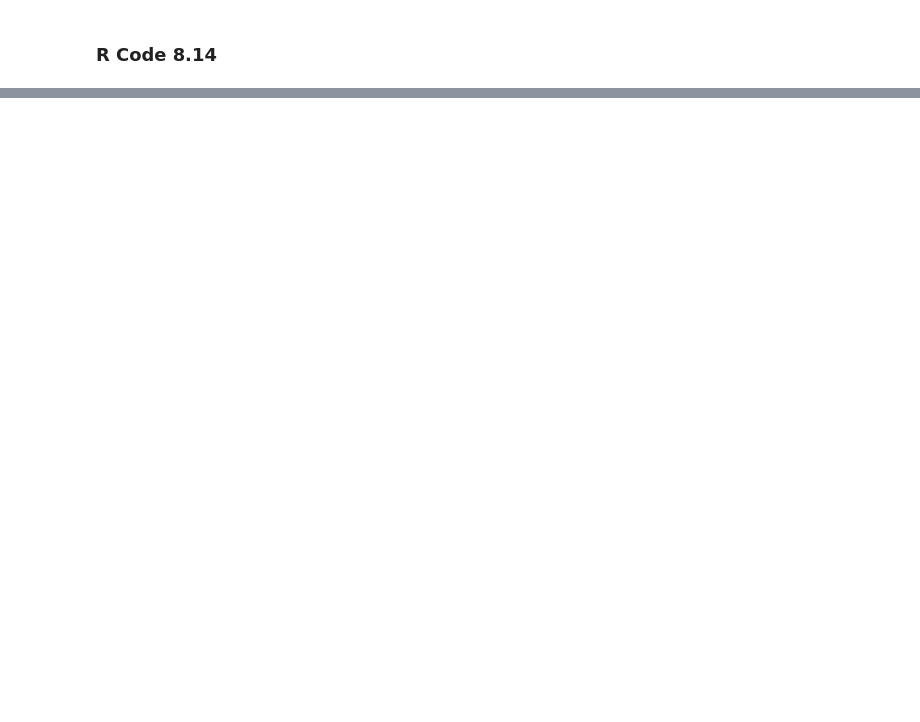
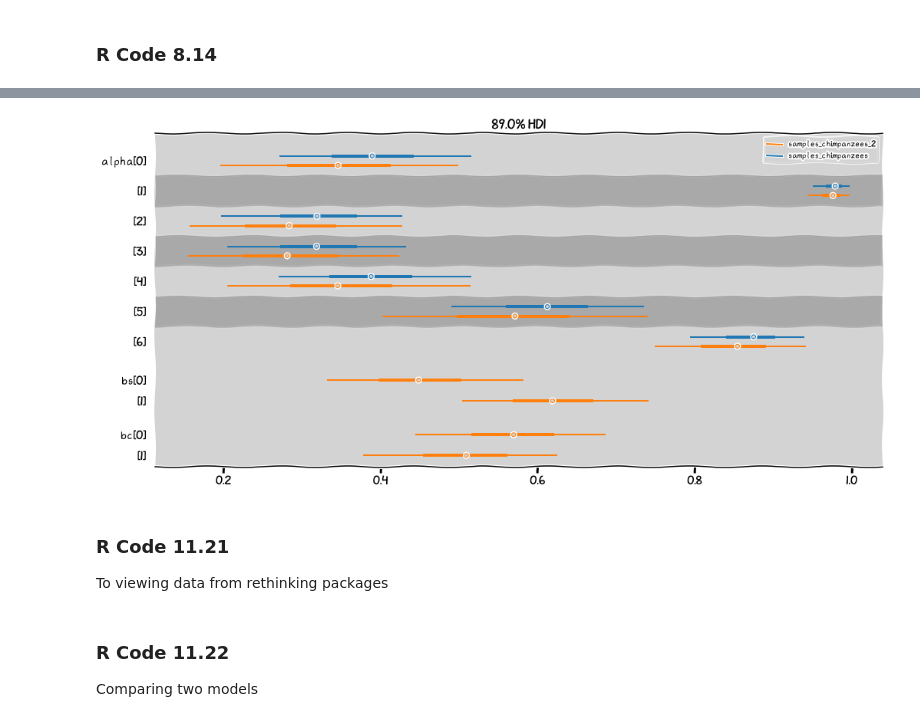
Before and after one commit to rodolphomacedo/statistical_rethinking_pt_BR, a Jupyter notebook: parte_11.ipynb, the cells around one changed output, grey strips where cells are left out. Drawn from its saved outputs; the diff is of its cells as text; code cells hidden in the pictures; blank space fills up the shorter version.

```diff
--- a/parte_11.ipynb
+++ b/parte_11.ipynb
@@ -379,0 +560,3 @@ plt.show()
+# %%
+RN_hdi_min, RN_hdi_max = az.hdi(RN, hdi_prob=0.89)
+RN_hdi_min
@@ -379,0 +676,3 @@ plt.show()
+# %%
+df['side'] = df.prosoc_left + 1  # Right 1, Left 2  - Because R start index in 1
+df['cond'] = df.condition + 1  # no partner 1, partner 2 - Because R start index in 1
@@ -379,0 +681,9 @@ plt.show()
+# %%
+# Creating data list 2 to model
+data_list2 = df[['pulled_left', 'actor', 'side', 'cond']].to_dict('list')
+data_list2['N'] = len(df)
+data_list2['qty_actors'] = len(df.actor.unique())
+data_list2['qty_side'] = len(df.side.unique())
+data_list2['qty_cond'] = len(df.cond.unique())
+
+data_list2.keys()
@@ -379,0 +872,26 @@ plt.show()
+# %%
+samples_chimpanzees_2 = az.from_pystan(
+    posterior_model=posteriori2,
+    posterior=samples2,
+    observed_data=['pulled_left', 'actor', 'side', 'cond']
+)
+# %%
+ax = az.plot_forest([samples_chimpanzees, samples_chimpanzees_2],
+                    combined=True,  # Joint all chains
+                    kind="forestplot", # or ridgeplot to plot densities
+                    var_names=['alpha', 'bs', 'bc'],
+                    model_names=['samples_chimpanzees', 'samples_chimpanzees_2'],
+                    transform=inv_logit,
+                    hdi_prob=0.89,
+                    figsize=(17, 8))
+plt.show()
+# %% [output]
+[figure, added]
+# %% [markdown]
+### R Code 11.21
+
+To viewing data from rethinking packages
+# %% [markdown]
+### R Code 11.22
+
+Comparing two models
```
Also changed, not shown: parts of 35 cells of this notebook.
